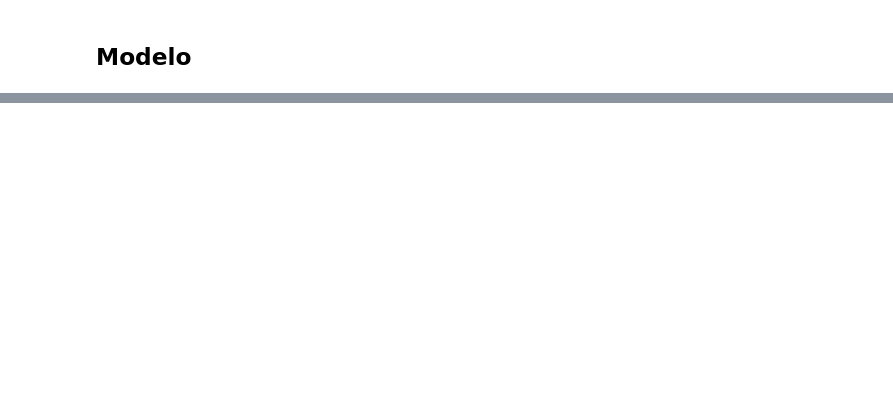
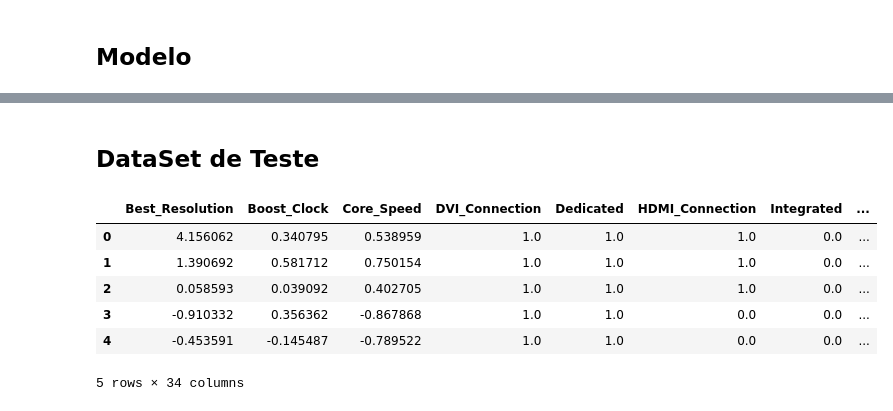
Before and after one commit to luquinhasC/DirectxRidePrice, a Jupyter notebook: Modelo1.ipynb, the cells around one changed output, grey strips where cells are left out. Saved outputs shown, nothing was run; the diff lists cells and outputs as text; code cells hidden in the pictures; blank space fills up the shorter version.

```diff
--- a/Modelo1.ipynb
+++ b/Modelo1.ipynb
@@ -758,0 +760,6 @@ Dt8.columns = colunas
+# %%
+from sklearn.preprocessing import StandardScaler
+norm = ['Best_Resolution','Boost_Clock','Core_Speed','Max_Power','Memory','Memory_Bandwidth','Memory_Bus','Memory_Speed','Pixel_Rate','Process','ROPs','Resolution_WxH','TMUs','Texture_Rate','Watts','Amps']
+std = StandardScaler()
+Dt9 = Dt8.copy()
+Dt9[norm] = std.fit_transform(Dt9[norm])
@@ -765,0 +844,2 @@ from keras import optimizers
+# %% [markdown]
+## DataSet de Teste
@@ -765,0 +848,58 @@ from keras import optimizers
+# %%
+Dteste = teste.drop(['DisplayPort_Connection','Nome'],axis = 1)
+Dteste['DVI_Connection'] = Dteste['DVI_Connection'].fillna(Dteste['DVI_Connection'].mode()[0])
+Dteste['VGA_Connection'] = Dteste['VGA_Connection'].fillna(Dteste['VGA_Connection'].mode()[0])
+Dteste['HDMI_Connection'] = Dteste['HDMI_Connection'].fillna(Dteste['HDMI_Connection'].mode()[0])
+Dteste['DVI_Connection'] = Dteste['DVI_Connection'].apply(lambda x: 1 if x != 0 else 0)
+Dteste['HDMI_Connection'] = Dteste['HDMI_Connection'].apply(lambda x: 1 if x != 0 else 0)
+Dteste['TMUs'] = Dteste['TMUs'].fillna(-1)
+Dteste['Shader'] = Dteste['Shader'].fillna(Dt2['Shader'].mode()[0])
+Dteste['Core_Speed'] = Dteste['Core_Speed'].apply(lambda x: np.nan if x in nf else x) #Trata os dados escritos de forma bizzarra
+Dteste['Boost_Clock'] = Dteste['Boost_Clock'].convert_dtypes() #Converte para o melhor tipo, neste caso string
+Dteste['Boost_Clock'] = Dteste['Boost_Clock'].fillna('0 mz') #Para podermos ignorar os valores nulos
+Dteste['Boost_Clock'] = Dteste['Boost_Clock'].apply(lambda x: x.split()[0]) #Separamos a parte que queremos
+Dteste['Boost_Clock'] = Dteste['Boost_Clock'].apply(lambda x: np.nan if x == '0'  else float(x)) #Voltamos ao dataset com nulos e ja convertemos para float
+for column in VarUM:
+    Dteste[column] = Dteste[column].astype('string')
+    Dteste[column] = Dteste[column].fillna('0 um')
+    Dteste[column] = Dteste[column].apply(lambda x: x.split()[0])
+    Dteste[column] = Dteste[column].apply(lambda x: np.nan if x == '0'  else float(x))
+Dteste['Process'] = Dteste['Process'].astype('string')
+Dteste['Process'] = Dteste['Process'].fillna('00um')
+Dteste['Process'] = Dteste['Process'].apply(lambda x: x[:2])
+Dteste['Process'] = Dteste['Process'].apply(lambda x: np.nan if x == '00' else float(x))
+Inter = Dteste['PSU'].str.split( '&', n =2 ,expand=True)
+Dteste.pop('PSU')
+Dteste['Watts'] = Inter[0]
+Dteste['Amps'] = Inter[1]
+Intercolum = ['Watts','Amps']
+for column in Intercolum:
+    Dteste[column] = Dteste[column].astype('string')
+    Dteste[column] = Dteste[column].fillna('0 um')
+    Dteste[column] = Dteste[column].apply(lambda x: x.split()[0])
+    Dteste[column] = Dteste[column].apply(lambda x: np.nan if x == '0'  else float(x))
+Dteste[catvar] = Le.transform(Dteste[catvar])
+Dteste['Best_Resolution'] = Dteste['Best_Resolution'].apply(lambda x: x if type(x) == float else int(x.split('x')[0]) * int(x.split('x')[1]) )
+Dteste['L2_Cache'] = Dteste['L2_Cache'].apply(l2)
+Dteste['L2_Cache'].astype(int)
+Dteste['Memory_Bandwidth'] = Dteste['Memory_Bandwidth'].apply(membad)
+Dteste['Memory_Bandwidth'].astype(float)
+Dteste['ROPs'] = Dteste['ROPs'].apply(rop)
+Dteste['Resolution_WxH'] = Dteste['Resolution_WxH'].apply(lambda x: x if type(x) == float else int(x.split('x')[0]) * int(x.split('x')[1]) )
+for column in importantnull:
+    if column != "TMUs":
+     Dteste[column+'null'] = Dteste[column].fillna('null')
+     Dteste[column+'null'] = Dteste[column+'null'].apply(lambda x: 1 if x == 'null' else 0 )
+colunas = Dteste.columns
+Dteste = pd.DataFrame(Kn.fit_transform(Dteste))
+Dteste.columns = colunas
+Dteste[norm] = std.transform(Dteste[norm])
+Dteste.head()
+# %% [output]
+|  | Best_Resolution | Boost_Clock | Core_Speed | DVI_Connection | Dedicated | HDMI_Connection | Integrated | ... |
+| 0 | 4.156062 | 0.340795 | 0.538959 | 1.0 | 1.0 | 1.0 | 0.0 | ... |
+| 1 | 1.390692 | 0.581712 | 0.750154 | 1.0 | 1.0 | 1.0 | 0.0 | ... |
+| 2 | 0.058593 | 0.039092 | 0.402705 | 1.0 | 1.0 | 1.0 | 0.0 | ... |
+| 3 | -0.910332 | 0.356362 | -0.867868 | 1.0 | 1.0 | 0.0 | 0.0 | ... |
+| 4 | -0.453591 | -0.145487 | -0.789522 | 1.0 | 1.0 | 0.0 | 0.0 | ... |
+5 rows × 34 columns
```
Also changed, not shown: parts of 15 cells of this notebook, 3 other files.
